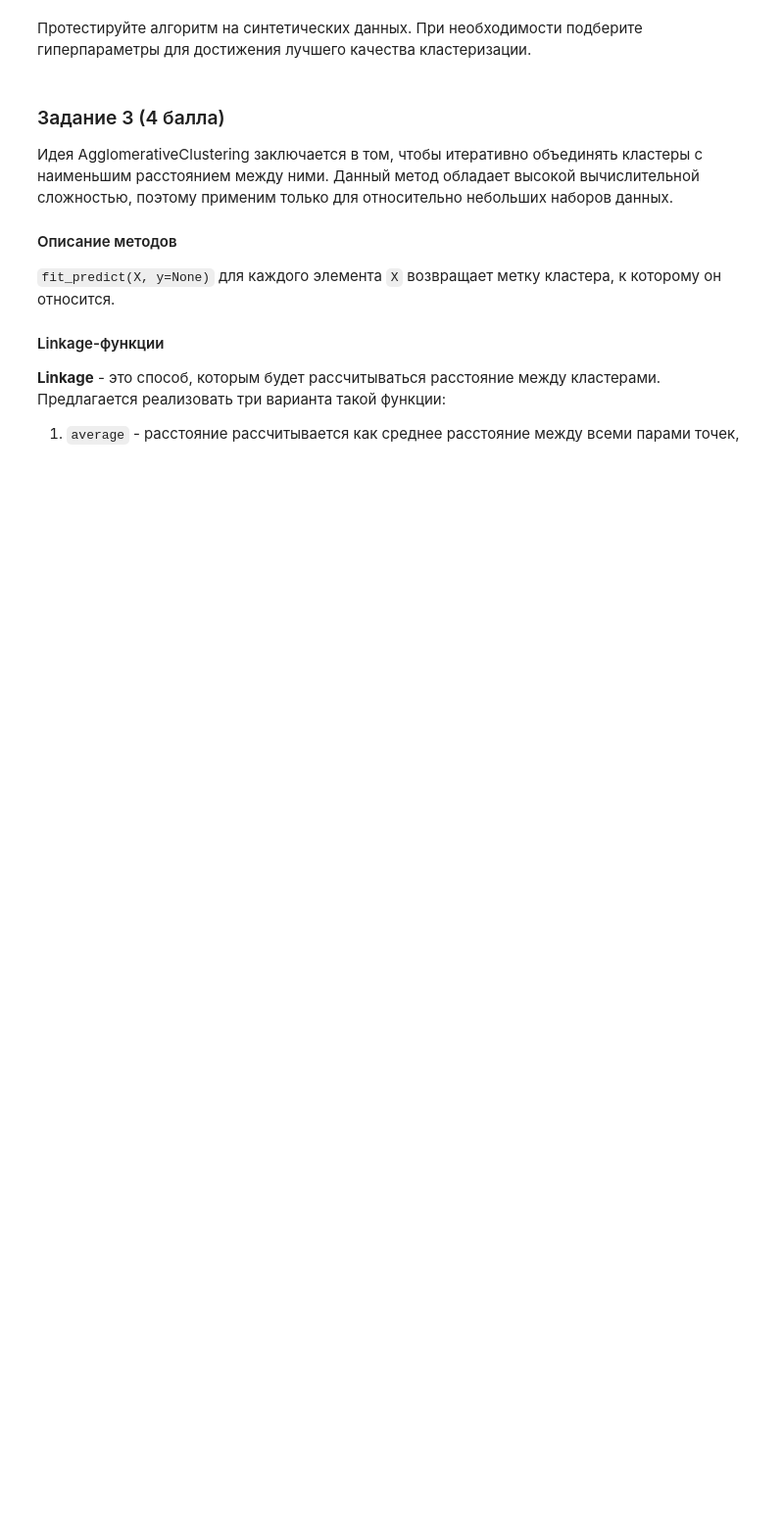
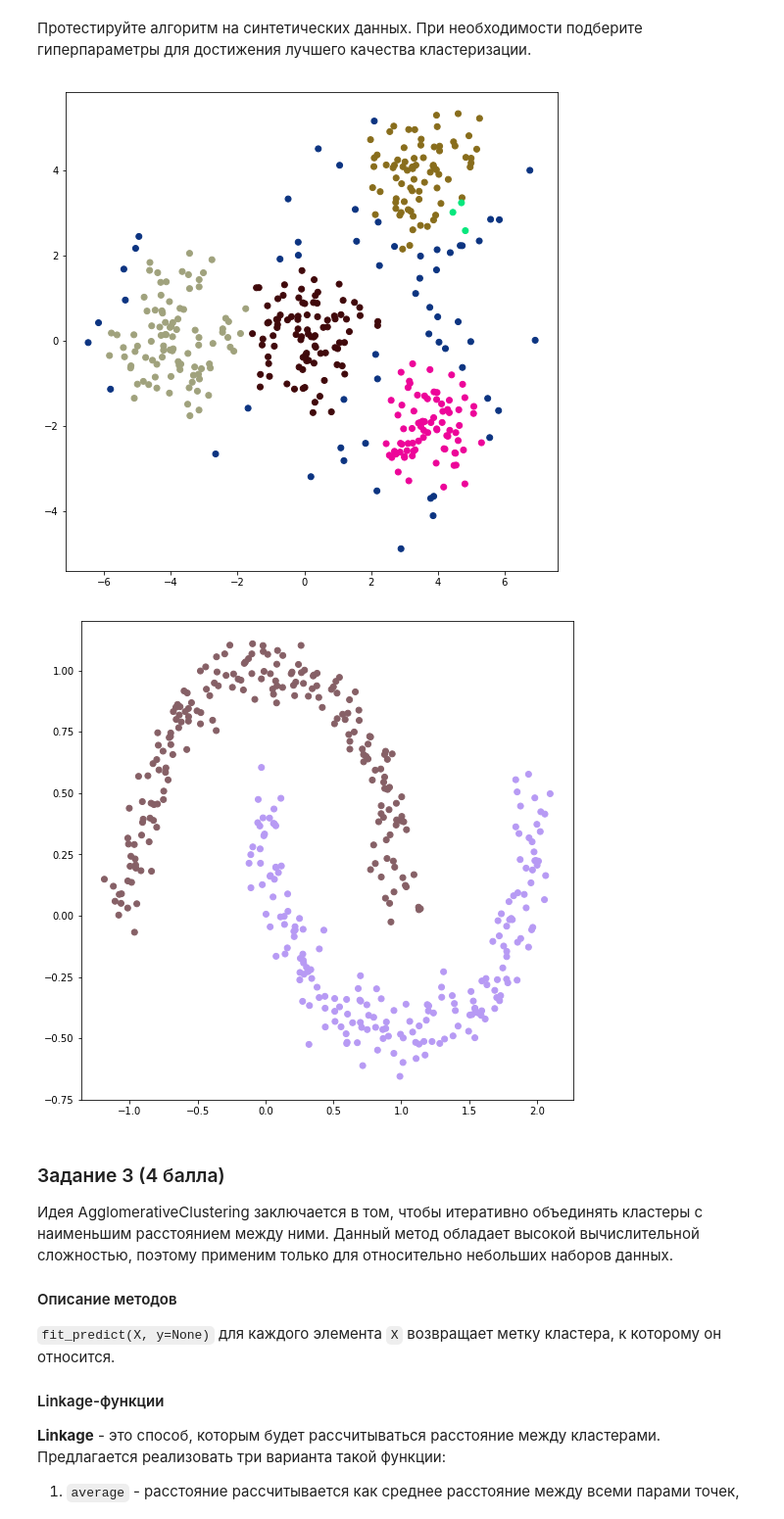
Before and after one commit to vkpankov/BioInfML, a Jupyter notebook: hw02_task.ipynb, the cells around one changed output. Shown at 98% size. Cells and saved outputs as stored; diff of their text form; code cells hidden in the pictures; blank space fills up the shorter version.

```diff
--- a/hw02_task.ipynb
+++ b/hw02_task.ipynb
@@ -89,10 +146,3 @@ visualize_clasters(X_2, labels)
 * `chebyshev`
 
 __Для быстрого поиска соседей используйте `sklearn.neighbors.KDTree`__
-# %%
-class DBScan:
-    def __init__(self, eps=0.5, min_samples=5, leaf_size=40, metric="euclidean"):
-        raise NotImplementedError()
-
-    def fit_predict(self, X, y=None):
-        raise NotImplementedError()
@@ -99,13 +201,19 @@ class DBScan:
 # %% [markdown]
 Протестируйте алгоритм на синтетических данных. При необходимости подберите гиперпараметры для достижения лучшего качества кластеризации.
 # %%
-dbscan = DBScan()
+dbscan = DBScan(eps=0.616, min_samples=7)
 labels = dbscan.fit_predict(X_1)
 visualize_clasters(X_1, labels)
 
-dbscan = DBScan()
+
+
+dbscan = DBScan(eps=0.2, min_samples=5)
 labels = dbscan.fit_predict(X_2)
+
 visualize_clasters(X_2, labels)
+# %% [output]
+[figure, added]
+[figure, added]
 # %% [markdown]
 ### Задание 3 (4 балла)
 Идея AgglomerativeClustering заключается в том, чтобы итеративно объединять кластеры с наименьшим расстоянием между ними. Данный метод обладает высокой вычислительной сложностью, поэтому применим только для относительно небольших наборов данных.
```
Also changed, not shown: parts of 9 cells of this notebook.
